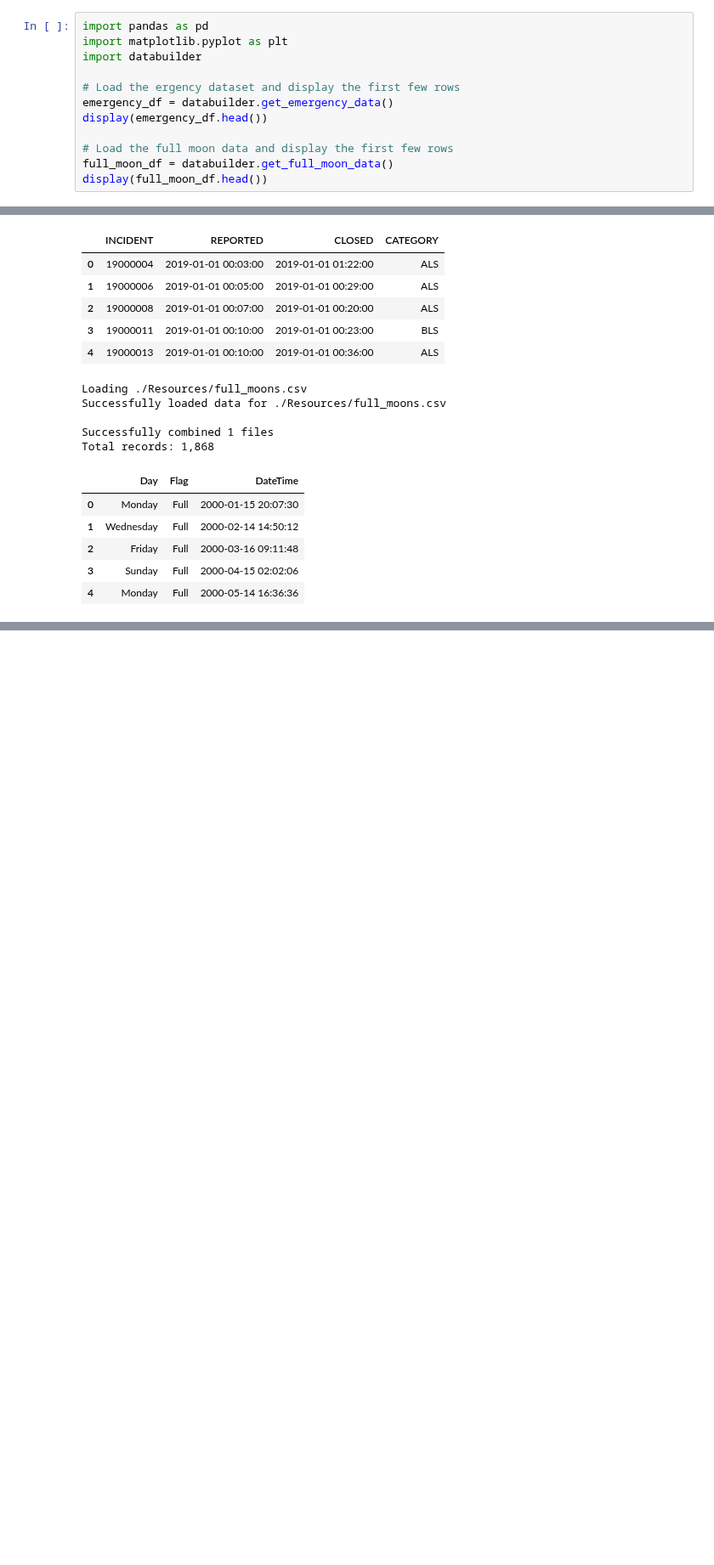
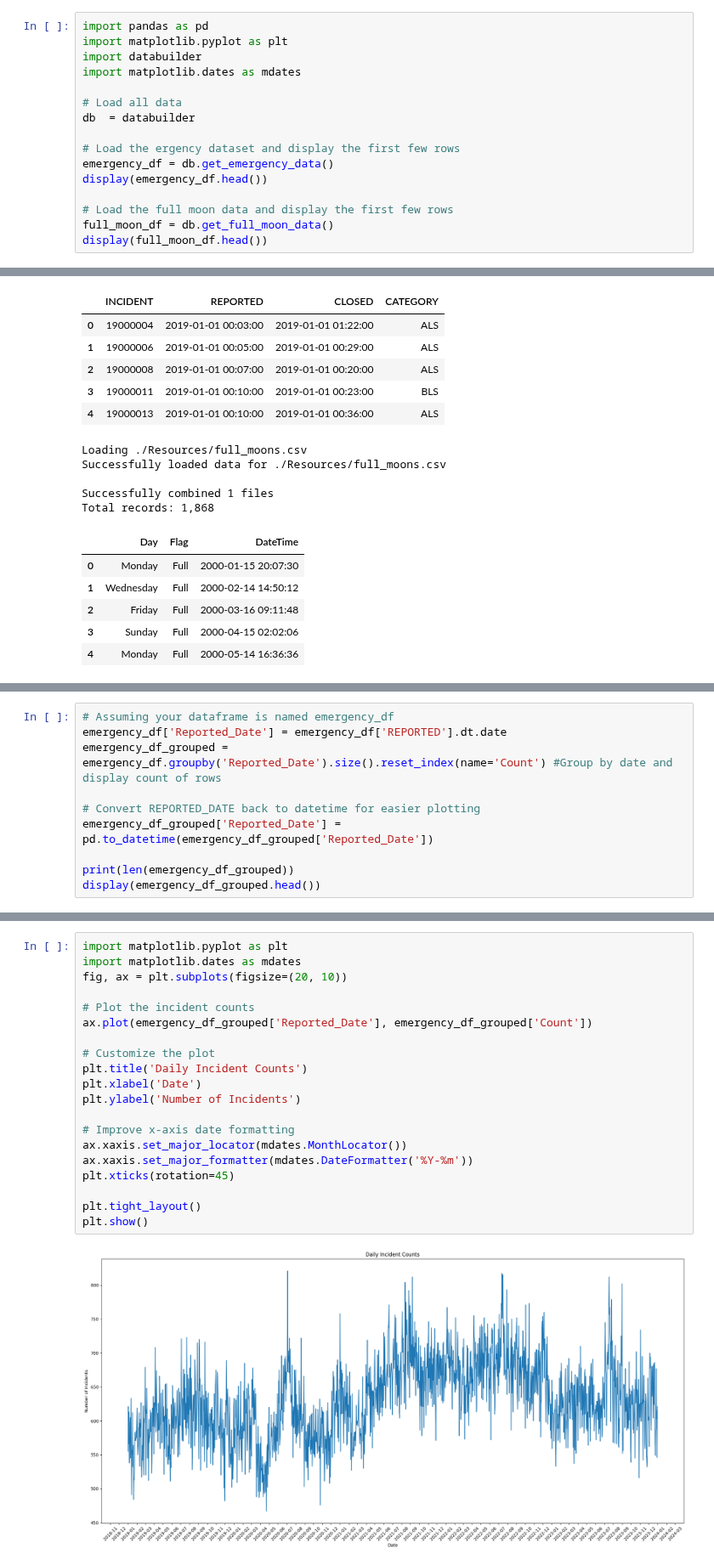
Before and after one commit to mattlundberg/Project-1, a Jupyter notebook: jason.ipynb, the cells around one changed output, grey strips where cells are left out. Shown at 85% size. Saved outputs shown, nothing was run; the diff lists cells and outputs as text; blank space fills up the shorter version.

```diff
--- a/jason.ipynb
+++ b/jason.ipynb
@@ -2,13 +2,17 @@
 import pandas as pd
 import matplotlib.pyplot as plt
 import databuilder
+import matplotlib.dates as mdates
+
+# Load all data
+db  = databuilder
 
 # Load the ergency dataset and display the first few rows
-emergency_df = databuilder.get_emergency_data()
+emergency_df = db.get_emergency_data()
 display(emergency_df.head())
 
 # Load the full moon data and display the first few rows
-full_moon_df = databuilder.get_full_moon_data()
+full_moon_df = db.get_full_moon_data()
 display(full_moon_df.head())
 # %% [output]
 Loading ./Resources/COS2019.csv
@@ -81,0 +48,10 @@ display(full_moon_test_df.head())
+# %%
+# Assuming your dataframe is named emergency_df
+emergency_df['Reported_Date'] = emergency_df['REPORTED'].dt.date
+emergency_df_grouped = emergency_df.groupby('Reported_Date').size().reset_index(name='Count') #Group by date and display count of rows
+
+# Convert REPORTED_DATE back to datetime for easier plotting
+emergency_df_grouped['Reported_Date'] = pd.to_datetime(emergency_df_grouped['Reported_Date'])
+
+print(len(emergency_df_grouped))
+display(emergency_df_grouped.head())
@@ -81,0 +66,22 @@ display(full_moon_test_df.head())
+# %%
+import matplotlib.pyplot as plt
+import matplotlib.dates as mdates
+fig, ax = plt.subplots(figsize=(20, 10))
+
+# Plot the incident counts
+ax.plot(emergency_df_grouped['Reported_Date'], emergency_df_grouped['Count'])
+
+# Customize the plot
+plt.title('Daily Incident Counts')
+plt.xlabel('Date')
+plt.ylabel('Number of Incidents')
+
+# Improve x-axis date formatting
+ax.xaxis.set_major_locator(mdates.MonthLocator())
+ax.xaxis.set_major_formatter(mdates.DateFormatter('%Y-%m'))
+plt.xticks(rotation=45)
+
+plt.tight_layout()
+plt.show()
+# %% [output]
+[figure, added]
```
Also changed, not shown: parts of 6 cells of this notebook.
